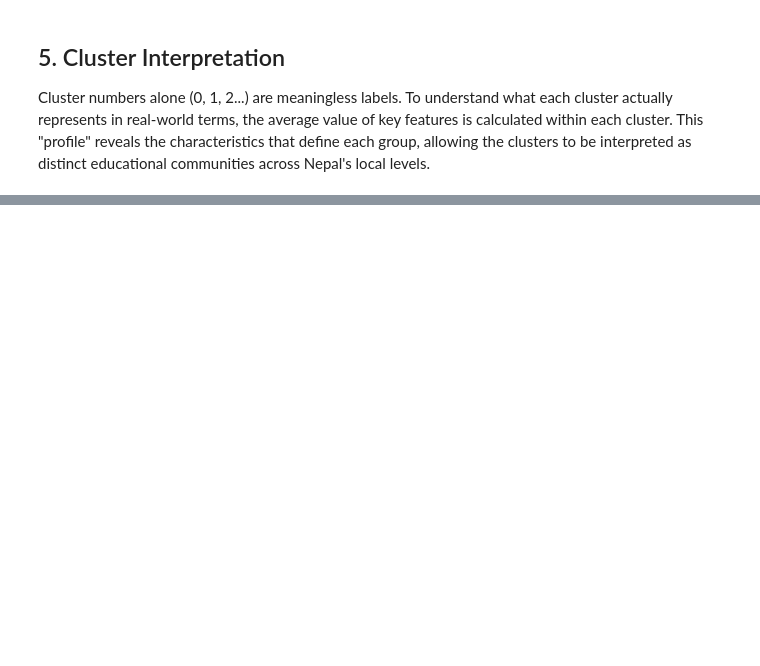
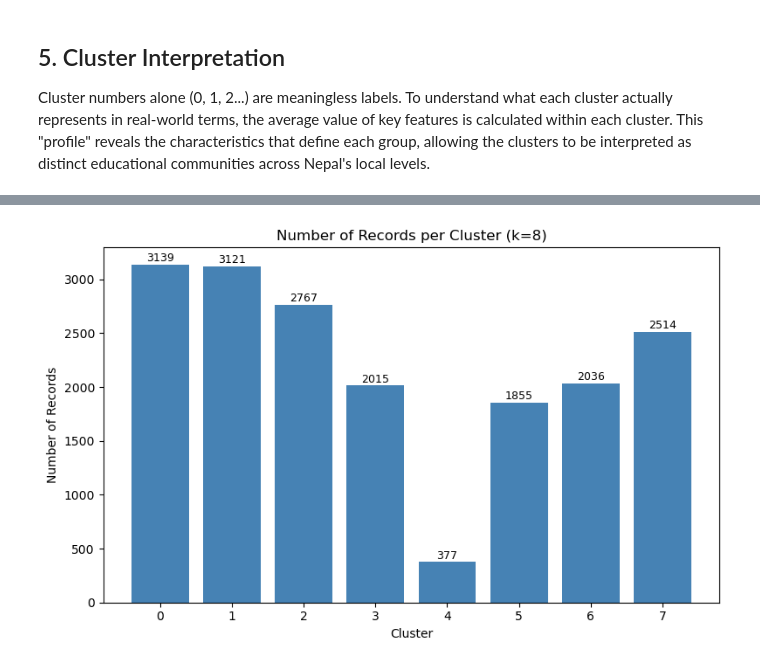
Before and after one commit to Prajit208/CSC61304-Group11-ML, a Jupyter notebook: notebooks/kmeansclustering.ipynb, the cells around one changed output, grey strips where cells are left out. Cells and saved outputs as stored; diff of their text form; code cells hidden in the pictures; blank space fills up the shorter version.

```diff
--- a/notebooks/kmeansclustering.ipynb
+++ b/notebooks/kmeansclustering.ipynb
@@ -211,0 +218,16 @@ Total variance explained: 0.30610095208609367
+# %%
+# bar chart
+plt.figure(figsize=(8, 5))
+cluster_counts = df['cluster'].value_counts().sort_index()
+plt.bar(cluster_counts.index, cluster_counts.values, color='steelblue')
+plt.xlabel('Cluster')
+plt.ylabel('Number of Records')
+plt.title('Number of Records per Cluster (k=8)')
+plt.xticks(range(8))
+for i, v in enumerate(cluster_counts.values):
+    plt.text(cluster_counts.index[i], v + 30, str(v), ha='center', fontsize=9)
+plt.tight_layout()
+plt.savefig('../results/kmeans_cluster_sizes.png', dpi=150)
+plt.show()
+# %% [output]
+[figure, added]
```
Also changed, not shown: parts of 17 cells of this notebook.
